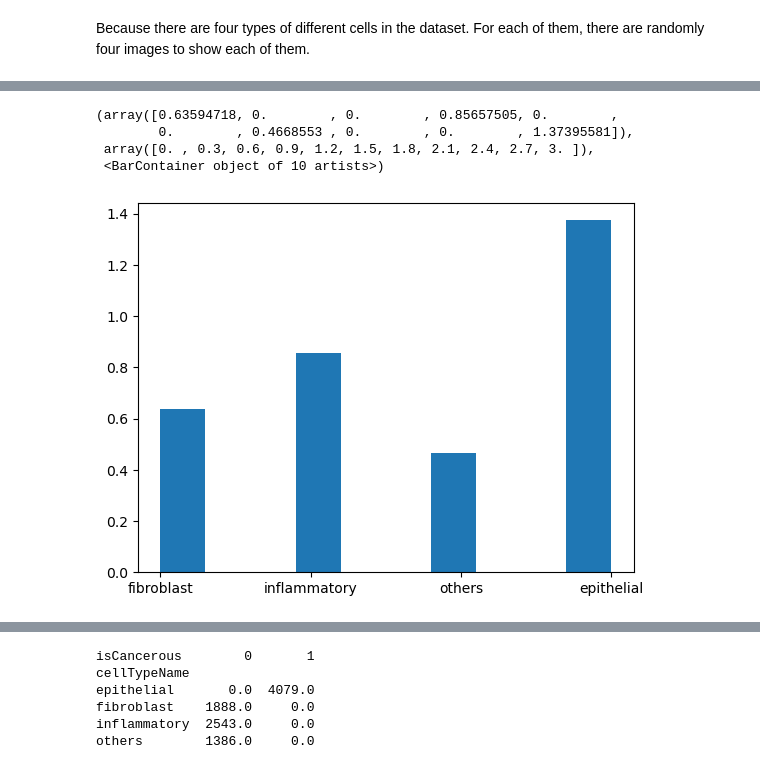
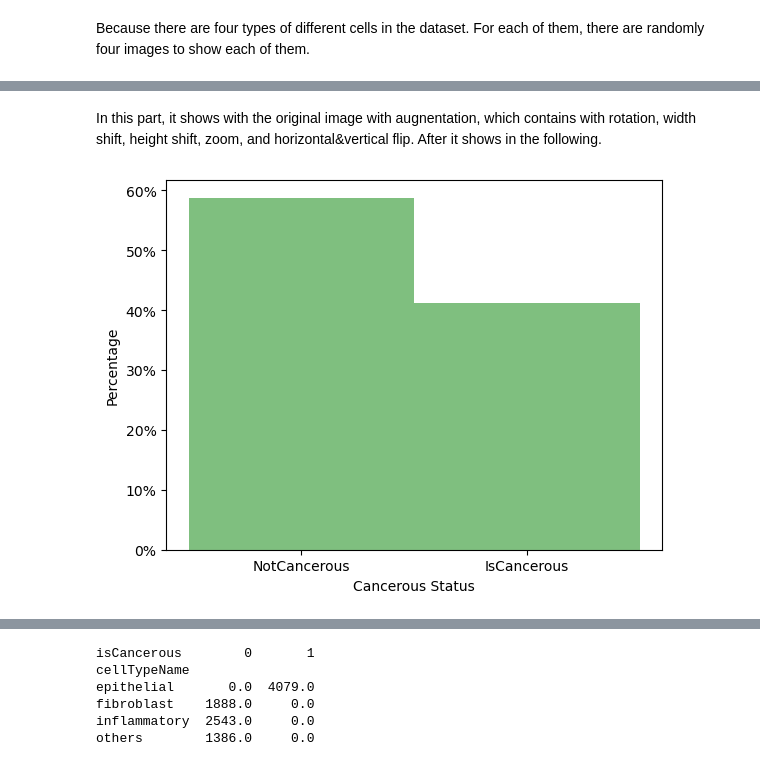
Before and after one commit to SHVleV9CYWkK/CRCHistoPhenotypes-Image-Classification, a Jupyter notebook: main.ipynb, the cells around one changed output, grey strips where cells are left out. Saved outputs shown, nothing was run; the diff lists cells and outputs as text; code cells hidden in the pictures.

```diff
--- a/main.ipynb
+++ b/main.ipynb
@@ -164,8 +175,21 @@ plt.hist(data['isCancerous'], density=True)
-# %%
-plt.hist(data['cellTypeName'], density=True)
-# %% [output]
-(array([0.63594718, 0.        , 0.        , 0.85657505, 0.        ,
-        0.        , 0.4668553 , 0.        , 0.        , 1.37395581]),
- array([0. , 0.3, 0.6, 0.9, 1.2, 1.5, 1.8, 2.1, 2.4, 2.7, 3. ]),
- <BarContainer object of 10 artists>)
-[figure, removed]
+# %% [markdown]
+In this part, it shows with the original image with augnentation, which contains with rotation, width shift, height shift, zoom, and horizontal&vertical flip. After it shows in the following.
+# %%
+# Calculate the weights of particular parts
+weights = np.ones_like(data['isCancerous']) / len(data['isCancerous'])
+
+# Create a histogram and set the y-axis as a percentage
+plt.hist(data['isCancerous'], weights=weights, bins=np.array([-0.5, 0.5, 1.5]), alpha=0.5, color='g')
+
+# Customize the x-axis label
+plt.xticks([0, 1], ['NotCancerous', 'IsCancerous'])
+
+# Set the y-axis to percentage
+plt.gca().yaxis.set_major_formatter(plt.FuncFormatter(lambda x, _: '{:.0%}'.format(x)))
+
+plt.xlabel('Cancerous Status')
+plt.ylabel('Percentage')
+
+plt.show()
+# %% [output]
+[figure, added]
```
Also changed, not shown: parts of 10 cells of this notebook.
